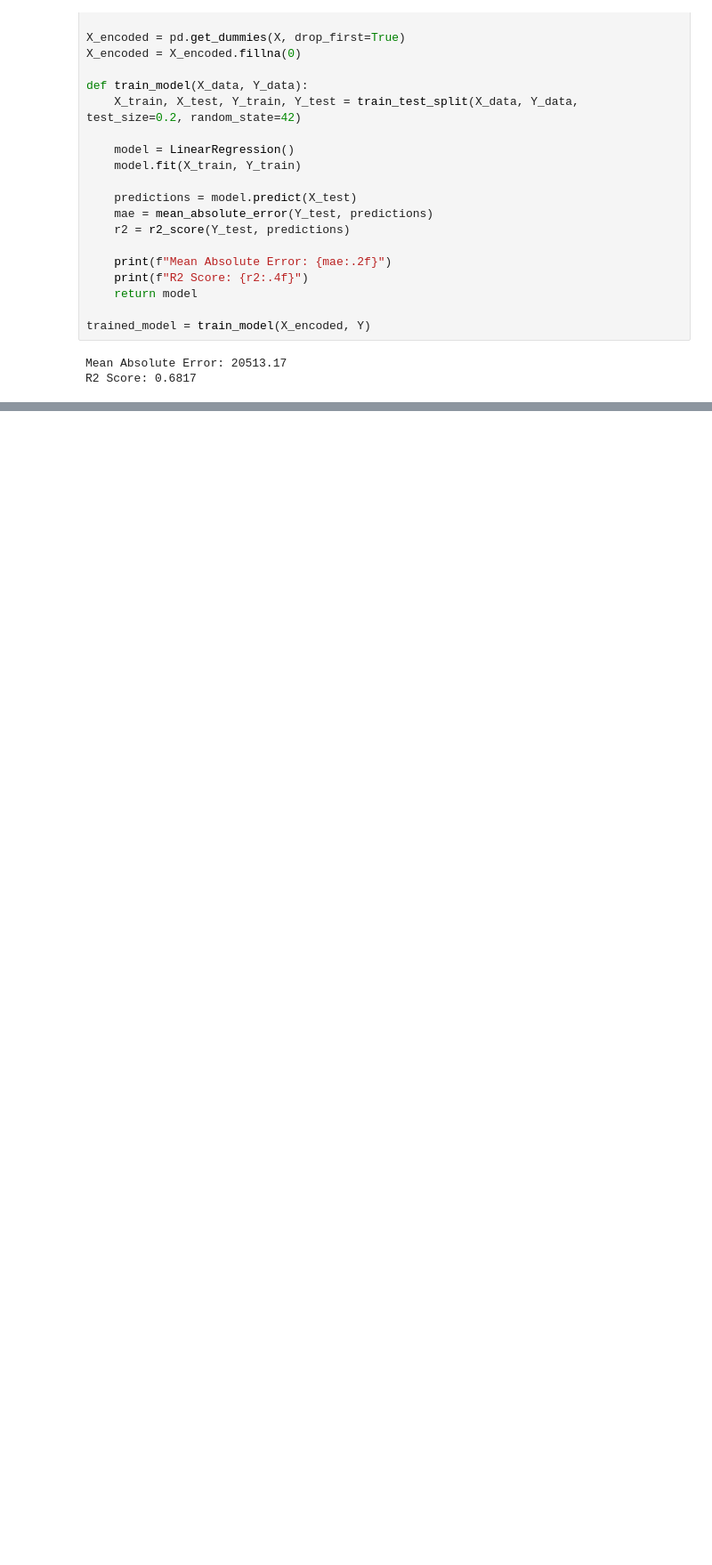
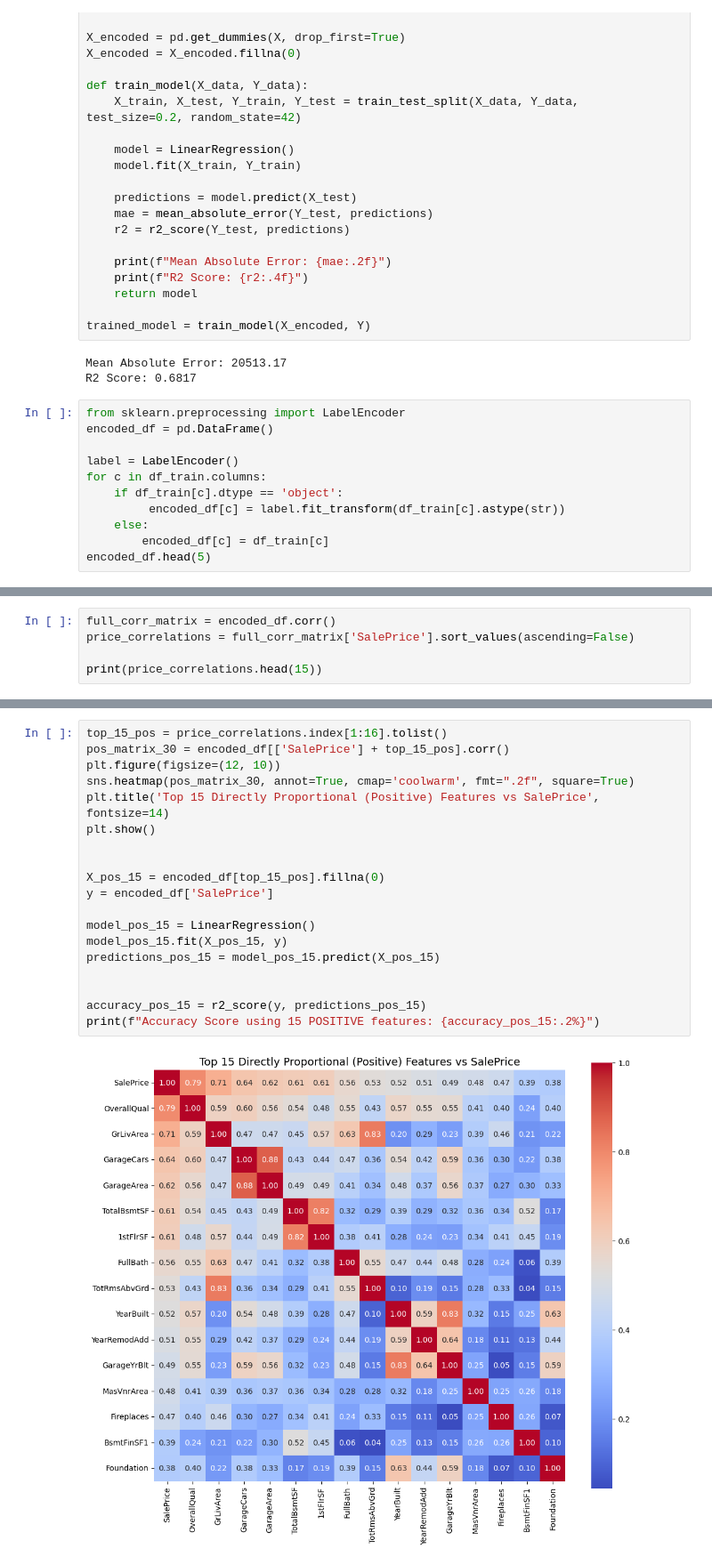
Before and after one commit to lira-gabriella/Machine_Learning_project, a Jupyter notebook: Features.ipynb, the cells around one changed output, grey strips where cells are left out. Shown at 89% size. Drawn from its saved outputs; the diff is of its cells as text; blank space fills up the shorter version.

Commit message:
imported libraries

```diff
--- a/Features.ipynb
+++ b/Features.ipynb
@@ -112,3 +112,14 @@ trained_model = train_model(X_encoded, Y)
 # %% [output]
 Mean Absolute Error: 20513.17
 R2 Score: 0.6817
+# %%
+from sklearn.preprocessing import LabelEncoder
+encoded_df = pd.DataFrame()
+
+label = LabelEncoder()
+for c in df_train.columns:
+    if df_train[c].dtype == 'object':
+         encoded_df[c] = label.fit_transform(df_train[c].astype(str))
+    else:
+        encoded_df[c] = df_train[c]
+encoded_df.head(5)
@@ -114,0 +136,5 @@ R2 Score: 0.6817
+# %%
+full_corr_matrix = encoded_df.corr()
+price_correlations = full_corr_matrix['SalePrice'].sort_values(ascending=False)
+
+print(price_correlations.head(15))
@@ -114,0 +160,21 @@ R2 Score: 0.6817
+# %%
+top_15_pos = price_correlations.index[1:16].tolist()
+pos_matrix_30 = encoded_df[['SalePrice'] + top_15_pos].corr()
+plt.figure(figsize=(12, 10))
+sns.heatmap(pos_matrix_30, annot=True, cmap='coolwarm', fmt=".2f", square=True)
+plt.title('Top 15 Directly Proportional (Positive) Features vs SalePrice', fontsize=14)
+plt.show()
+
+
+X_pos_15 = encoded_df[top_15_pos].fillna(0)
+y = encoded_df['SalePrice']
+
+model_pos_15 = LinearRegression()
+model_pos_15.fit(X_pos_15, y)
+predictions_pos_15 = model_pos_15.predict(X_pos_15)
+
+
+accuracy_pos_15 = r2_score(y, predictions_pos_15)
+print(f"Accuracy Score using 15 POSITIVE features: {accuracy_pos_15:.2%}")
+# %% [output]
+[figure, added]
```
Also changed, not shown: parts of 16 cells of this notebook.
